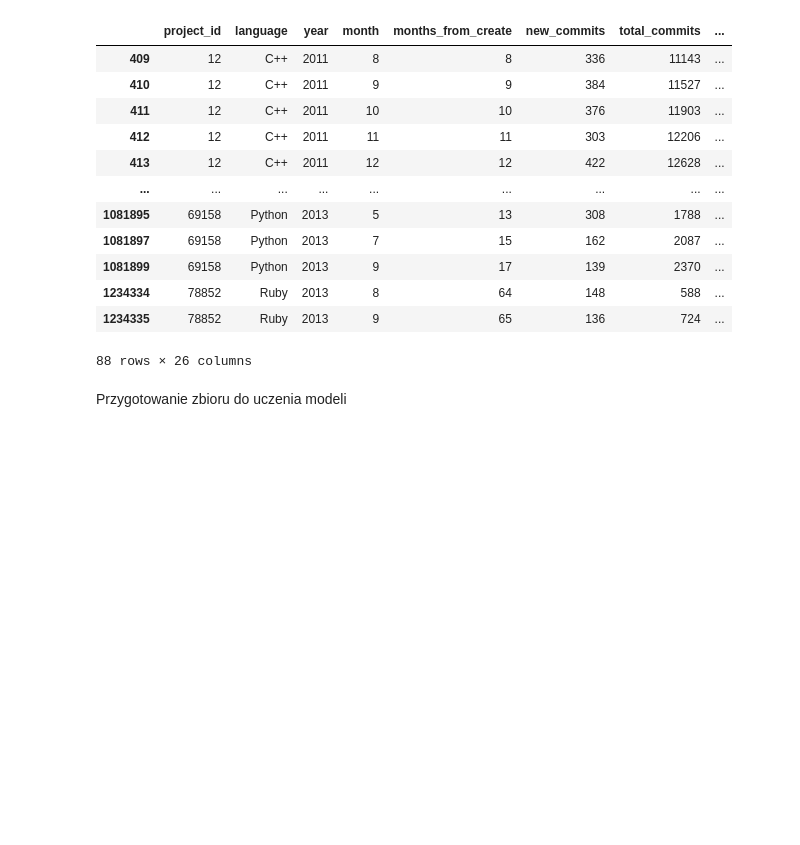
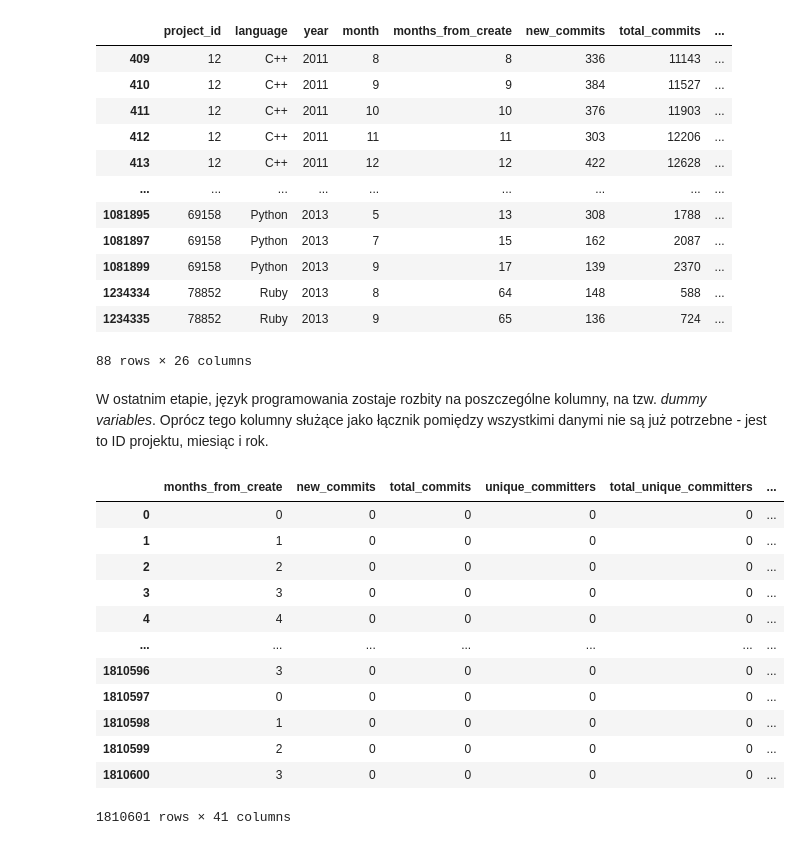
Before and after one commit to DuDiiC/engineering-thesis, a Jupyter notebook: notebooks/02_data_preparing/07_create_training_set_TMP.ipynb, the cells around one changed output. Drawn from its saved outputs; the diff is of its cells as text; code cells hidden in the pictures; blank space fills up the shorter version.

Commit message:
Separation of category data (prog lang) into dummy variables

```diff
--- a/notebooks/02_data_preparing/07_create_training_set_TMP.ipynb
+++ b/notebooks/02_data_preparing/07_create_training_set_TMP.ipynb
@@ -145,6 +158,25 @@ projects_time_series[projects_time_series['unique_committers'] > 30]
 | 1234334 | 78852 | Ruby | 2013 | 8 | 64 | 148 | 588 | ... |
 | 1234335 | 78852 | Ruby | 2013 | 9 | 65 | 136 | 724 | ... |
 88 rows × 26 columns
-# %% [markdown]
-Przygotowanie zbioru do uczenia modeli
+# %% [markdown]
+W ostatnim etapie, język programowania zostaje rozbity na poszczególne kolumny, na tzw. *dummy variables*.
+Oprócz tego kolumny służące jako łącznik pomiędzy wszystkimi danymi nie są już potrzebne - jest to ID projektu, miesiąc i rok.
+# %%
+training_set = pd.get_dummies(projects_time_series, columns=['language']) \
+    .drop(columns={'project_id', 'year', 'month'})
+training_set
+# %% [output]
+|  | months_from_create | new_commits | total_commits | unique_committers | total_unique_committers | ... |
+| 0 | 0 | 0 | 0 | 0 | 0 | ... |
+| 1 | 1 | 0 | 0 | 0 | 0 | ... |
+| 2 | 2 | 0 | 0 | 0 | 0 | ... |
+| 3 | 3 | 0 | 0 | 0 | 0 | ... |
+| 4 | 4 | 0 | 0 | 0 | 0 | ... |
+| ... | ... | ... | ... | ... | ... | ... |
+| 1810596 | 3 | 0 | 0 | 0 | 0 | ... |
+| 1810597 | 0 | 0 | 0 | 0 | 0 | ... |
+| 1810598 | 1 | 0 | 0 | 0 | 0 | ... |
+| 1810599 | 2 | 0 | 0 | 0 | 0 | ... |
+| 1810600 | 3 | 0 | 0 | 0 | 0 | ... |
+1810601 rows × 41 columns
 # %%
```
Also changed, not shown: parts of 4 cells of this notebook.
